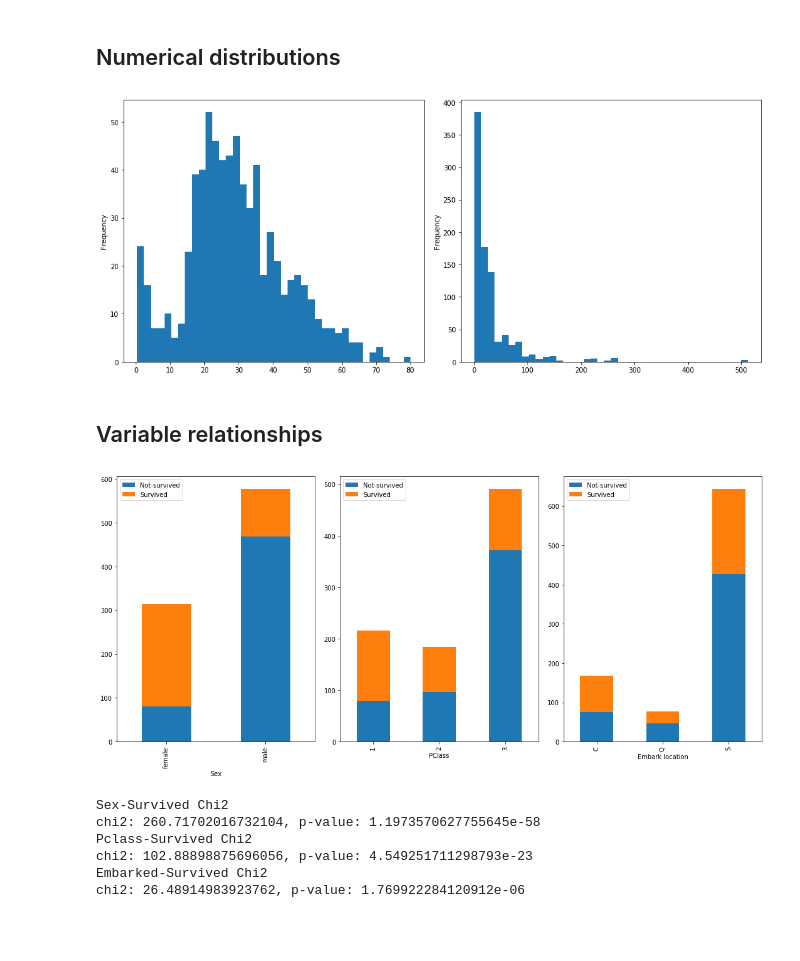
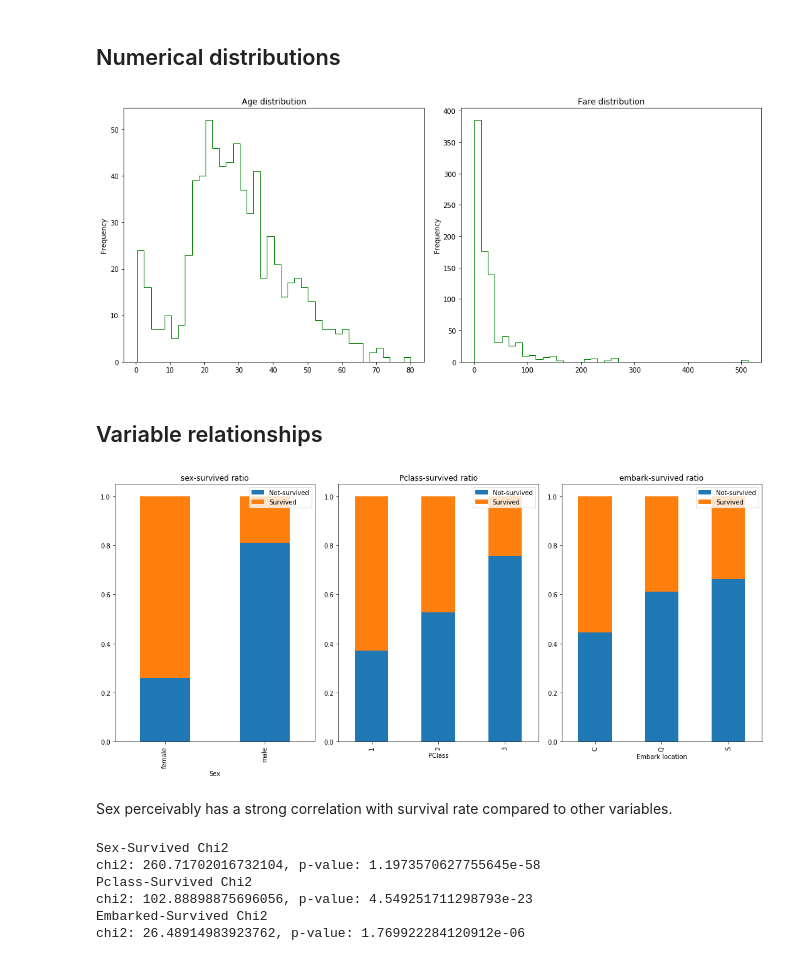
Before and after one commit to chasnew/data-analysis-repository, a Jupyter notebook: Titanic/Kaggle_titanic.ipynb, the cells around one changed output. Saved outputs shown, nothing was run; the diff lists cells and outputs as text; code cells hidden in the pictures; blank space fills up the shorter version.

```diff
--- a/Titanic/Kaggle_titanic.ipynb
+++ b/Titanic/Kaggle_titanic.ipynb
@@ -157,35 +157,42 @@ fig, axes = plt.subplots(nrows=1, ncols=2)
 fig.set_figheight(6)
 fig.set_figwidth(14)
 
-data['Age'].plot.hist(ax=axes[0], bins=40)
-data['Fare'].plot.hist(ax=axes[1], bins=40)
+data['Age'].plot.hist(ax=axes[0], bins=40, histtype='step', color='green', title='Age distribution')
+data['Fare'].plot.hist(ax=axes[1], bins=40, histtype='step', color='green', title='Fare distribution')
 plt.tight_layout()
 plt.show()
 # %% [output]
-[figure, old version]
+[figure, new version]
 # %% [markdown]
 ## Variable relationships
+# %%
+density_function = lambda x: x/float(x.sum())
 # %%
 fig, axes = plt.subplots(nrows = 1, ncols = 3)
 fig.set_figheight(7)
 fig.set_figwidth(15)
 
-ss_ax = ss_group.unstack('Survived').plot.bar(ax=axes[0], stacked=True)
+ss_ax = ss_group.groupby(level=1).apply(density_function).unstack('Survived').plot.bar(ax=axes[0], stacked=True,
+                                                                                       title='sex-survived ratio')
 ss_ax.set_xlabel('Sex')
 ss_ax.legend(['Not-survived', 'Survived'])
 
-cs_ax = cs_group.unstack('Survived').plot.bar(ax=axes[1], stacked=True)
+cs_ax = cs_group.groupby(level=1).apply(density_function).unstack('Survived').plot.bar(ax=axes[1], stacked=True,
+                                                                                       title='Pclass-survived ratio')
 cs_ax.set_xlabel('PClass')
 cs_ax.legend(['Not-survived', 'Survived'])
 
-es_ax = es_group.unstack('Survived').plot.bar(ax=axes[2], stacked=True)
+es_ax = es_group.groupby(level=1).apply(density_function).unstack('Survived').plot.bar(ax=axes[2], stacked=True,
+                                                                                       title='embark-survived ratio')
 es_ax.set_xlabel('Embark location')
 es_ax.legend(['Not-survived', 'Survived'])
 
 plt.tight_layout()
 plt.show()
 # %% [output]
-[figure, old version]
+[figure, new version]
+# %% [markdown]
+Sex perceivably has a strong correlation with survival rate compared to other variables.
 # %%
 result = stats.chi2_contingency(ss_group.unstack('Survived'))
 print('Sex-Survived Chi2\nchi2: {}, p-value: {}'.format(result[0], result[1]))
```
Also changed, not shown: parts of 25 cells of this notebook, 4 other files.
